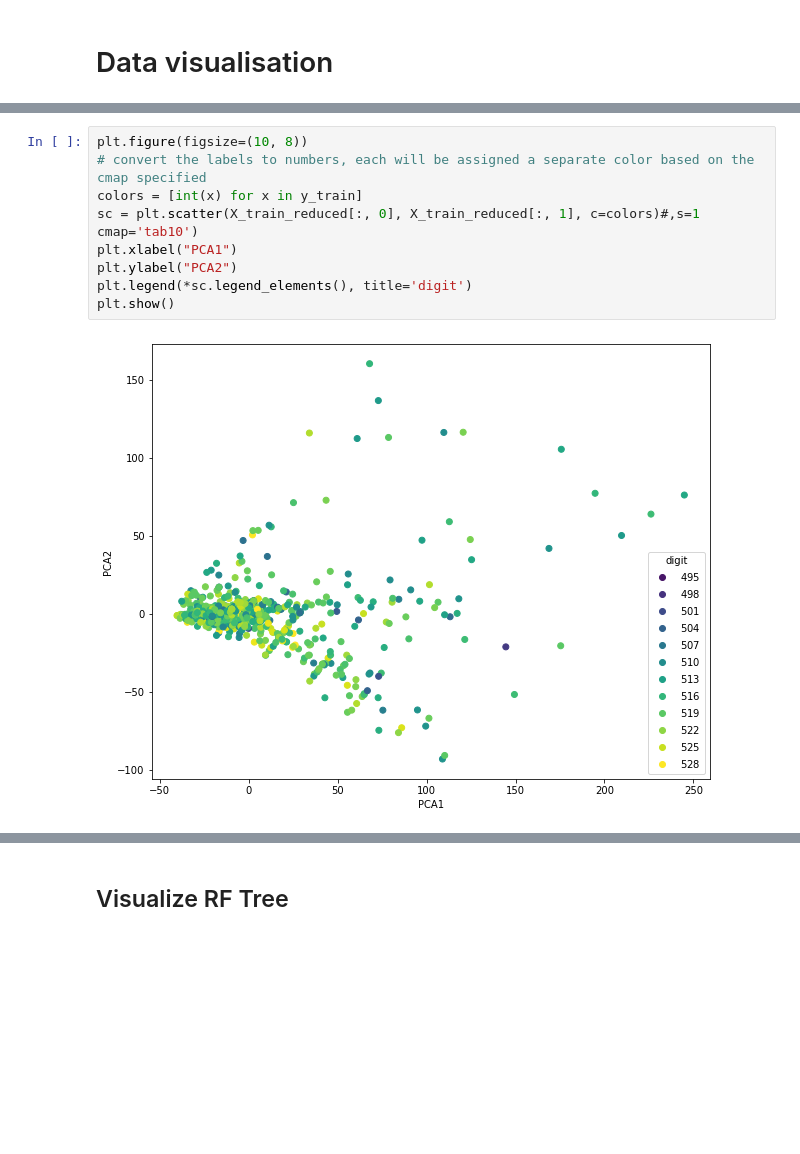
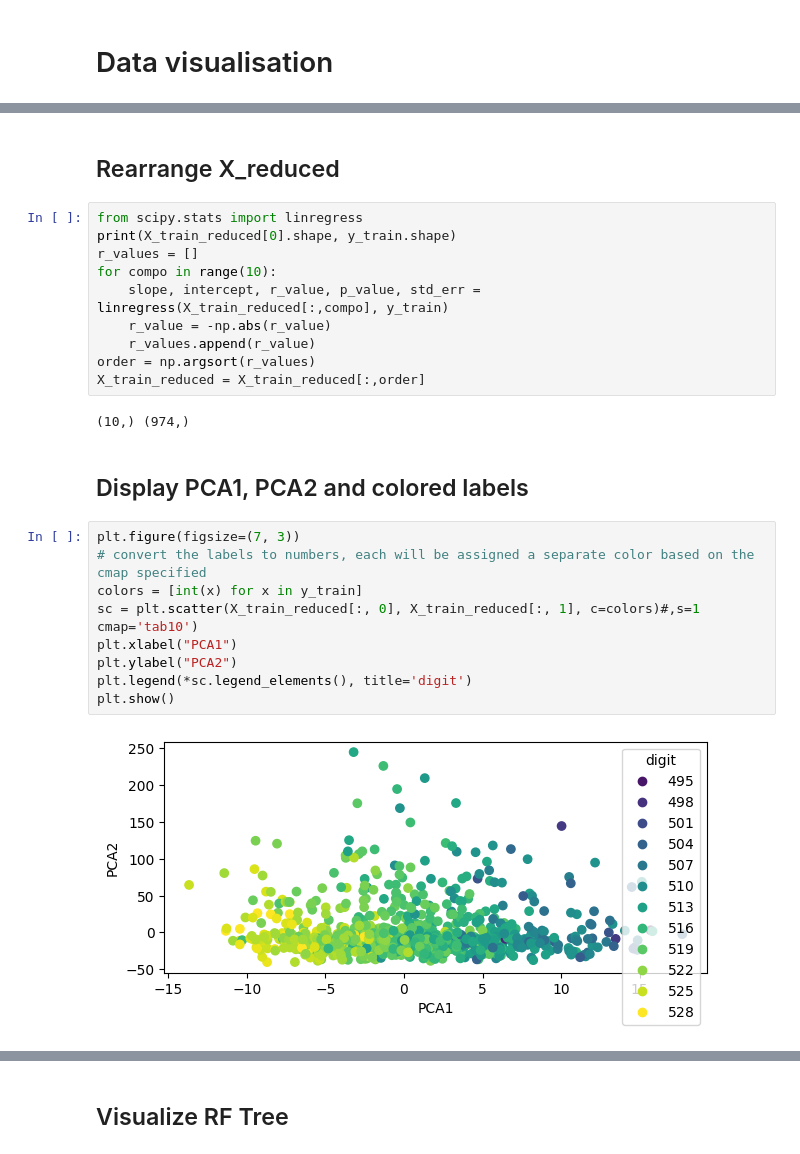
Before and after one commit to sjh-bluhm/MCAT_Machine_Learning, a Jupyter notebook: final_project.ipynb, the cells around one changed output, grey strips where cells are left out. Saved outputs shown, nothing was run; the diff lists cells and outputs as text; blank space fills up the shorter version.

Commit message:
Add PCA visualisation ideas on final_project

```diff
--- a/final_project.ipynb
+++ b/final_project.ipynb
@@ -413,11 +384,27 @@ plt.show()
+# %% [markdown]
+## Rearrange X_reduced
+# %%
+from scipy.stats import linregress
+print(X_train_reduced[0].shape, y_train.shape)
+r_values = []
+for compo in range(10):
+    slope, intercept, r_value, p_value, std_err = linregress(X_train_reduced[:,compo], y_train)
+    r_value = -np.abs(r_value)
+    r_values.append(r_value)
+order = np.argsort(r_values)
+X_train_reduced = X_train_reduced[:,order]
+# %% [output]
+(10,) (974,)
+# %% [markdown]
+## Display PCA1, PCA2 and colored labels
 # %%
-plt.figure(figsize=(10, 8))
+plt.figure(figsize=(7, 3))
 # convert the labels to numbers, each will be assigned a separate color based on the cmap specified
 colors = [int(x) for x in y_train]
 sc = plt.scatter(X_train_reduced[:, 0], X_train_reduced[:, 1], c=colors)#,s=1 cmap='tab10')
 plt.xlabel("PCA1")
 plt.ylabel("PCA2")
 plt.legend(*sc.legend_elements(), title='digit')
 plt.show()
 # %% [output]
-[figure, old version]
+[figure, new version]
```
Also changed, not shown: parts of 12 cells of this notebook, 1 other file.
